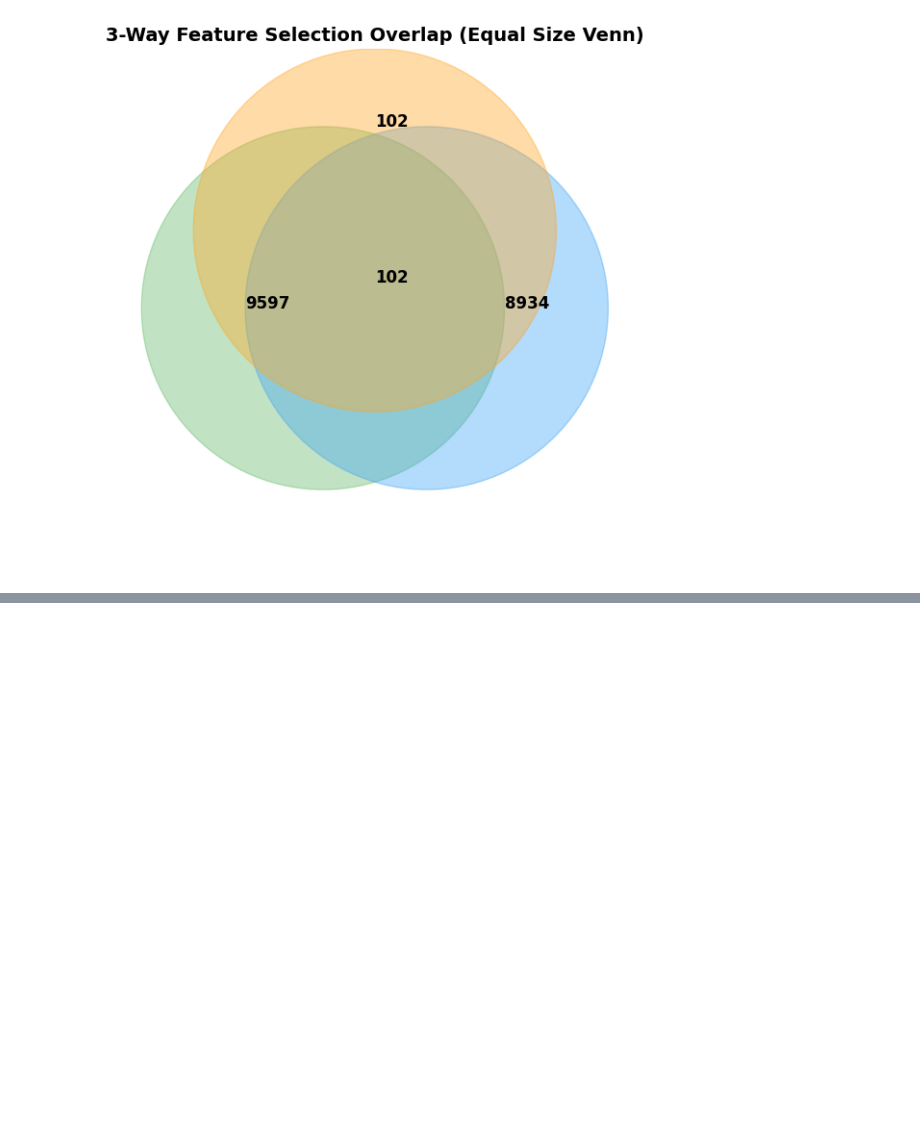
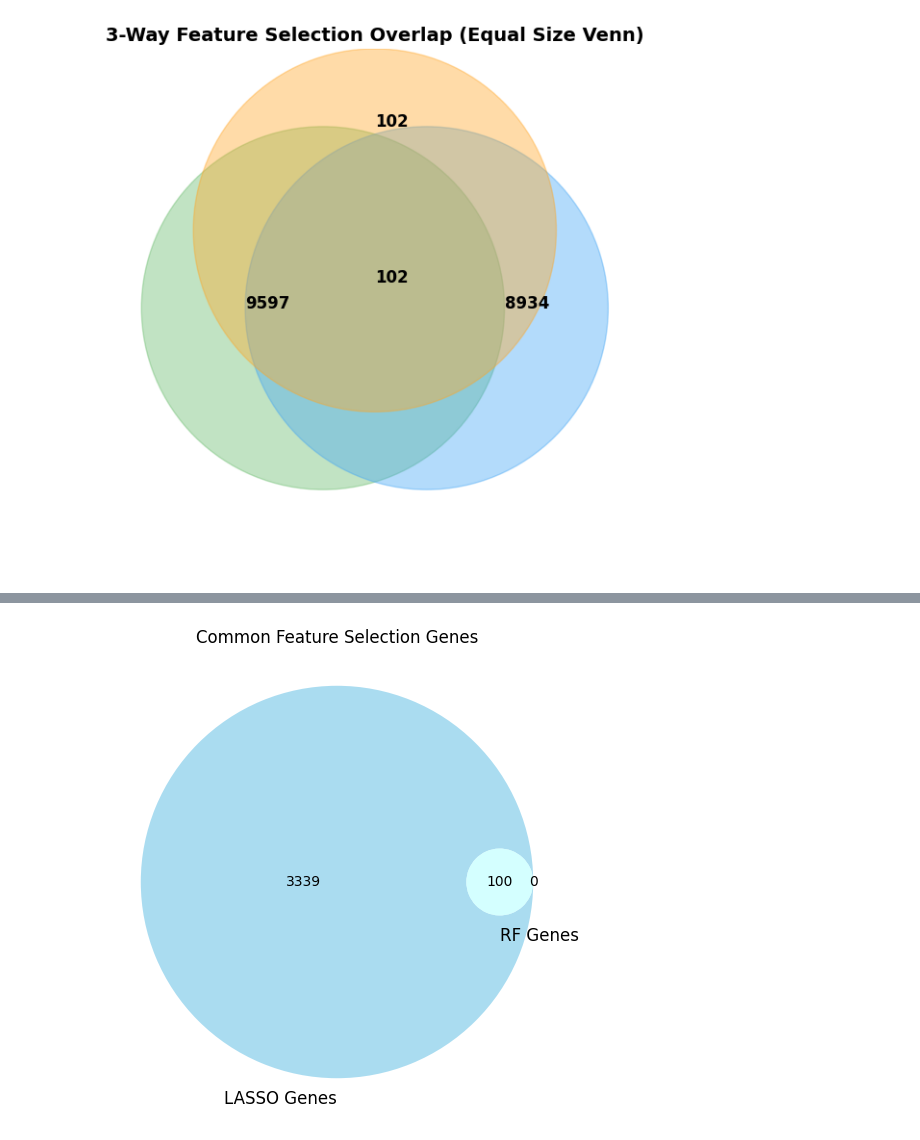
Before and after one commit to MostaryKhatun/Dengue_infection, a Jupyter notebook: Dengue_lebeled_dataset_Analysis.ipynb, the cells around one changed output, grey strips where cells are left out. Cells and saved outputs as stored; diff of their text form; code cells hidden in the pictures; blank space fills up the shorter version.

```diff
--- a/Dengue_lebeled_dataset_Analysis.ipynb
+++ b/Dengue_lebeled_dataset_Analysis.ipynb
@@ -1435,0 +2392,97 @@ plt.show()
+# %%
+# ==========================================================
+# 1. LIBRARIES
+# ==========================================================
+import pandas as pd
+import numpy as np
+from sklearn.linear_model import LogisticRegression
+from sklearn.feature_selection import SelectFromModel
+from sklearn.ensemble import RandomForestClassifier
+import matplotlib.pyplot as plt
+from matplotlib_venn import venn2
+
+# ==========================================================
+# 2. LOAD DATA
+# ==========================================================
+train_path = "/content/drive/MyDrive/Dengue_level_datasets/datasets/train_combat_corrected.csv"
+test_path  = "/content/drive/MyDrive/Dengue_level_datasets/datasets/test_combat_corrected.csv"
+
+train_df = pd.read_csv(train_path)
+test_df  = pd.read_csv(test_path)
+
+print("Train shape:", train_df.shape)
+print("Test shape:", test_df.shape)
+
+# ==========================================================
+# 3. SPLIT FEATURES & LABEL
+# (Assuming last column = class label)
+# ==========================================================
+X_train = train_df.iloc[:, :-1]
+y_train = train_df.iloc[:, -1]
+
+X_test = test_df.iloc[:, :-1]
+y_test = test_df.iloc[:, -1]
+
+# ==========================================================
+# 4. STEP 1: LASSO FEATURE SELECTION
+# ==========================================================
+lasso = LogisticRegression(
+    penalty='l1',
+    solver='saga',
+    C=0.1,
+    max_iter=5000
+)
+
+lasso.fit(X_train, y_train)
+
+model = SelectFromModel(lasso, prefit=True)
+
+X_train_lasso = model.transform(X_train)
+X_test_lasso  = model.transform(X_test)
+
+selected_genes_lasso = X_train.columns[model.get_support()]
+print("LASSO selected genes:", len(selected_genes_lasso))
+
+# ==========================================================
+# 5. STEP 2: RANDOM FOREST FEATURE IMPORTANCE
+# ==========================================================
+rf = RandomForestClassifier(n_estimators=200, random_state=42)
+rf.fit(X_train_lasso, y_train)
+
+importances = rf.feature_importances_
+
+rf_selected_idx = np.argsort(importances)[::-1][:100]  # top 100 genes
+selected_genes_rf = selected_genes_lasso[rf_selected_idx]
+
+print("RF selected genes:", len(selected_genes_rf))
+
+# ==========================================================
+# 6. STEP 3: FINAL COMMON GENES (Stability selection)
+# ==========================================================
+final_genes = list(set(selected_genes_lasso) & set(selected_genes_rf))
+
+print("Final selected genes:", len(final_genes))
+
+# ==========================================================
+# 7. SAVE FINAL GENES
+# ==========================================================
+final_genes_df = pd.DataFrame(final_genes, columns=["Gene"])
+final_genes_df.to_csv("/content/final_selected_genes.csv", index=False)
+
+print("Saved: final_selected_genes.csv")
+
+# ==========================================================
+# 8. VENN DIAGRAM (EQUAL SIZE CIRCLES)
+# ==========================================================
+plt.figure(figsize=(6,6))
+
+venn2(
+    [set(selected_genes_lasso), set(selected_genes_rf)],
+    set_labels=("LASSO Genes", "RF Genes"),
+    set_colors=("skyblue", "lightgreen"),
+    alpha=0.7
+)
+
+plt.title("Common Feature Selection Genes")
+plt.show()
+# %% [output]
@@ -1435,0 +2495 @@ plt.show()
+[figure, added]
```
Also changed, not shown: parts of 39 cells of this notebook.
